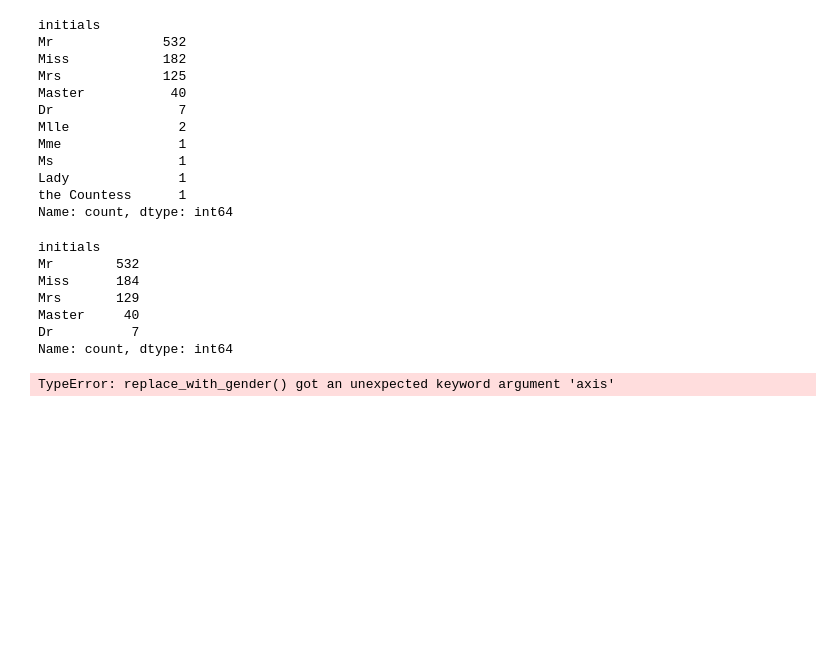
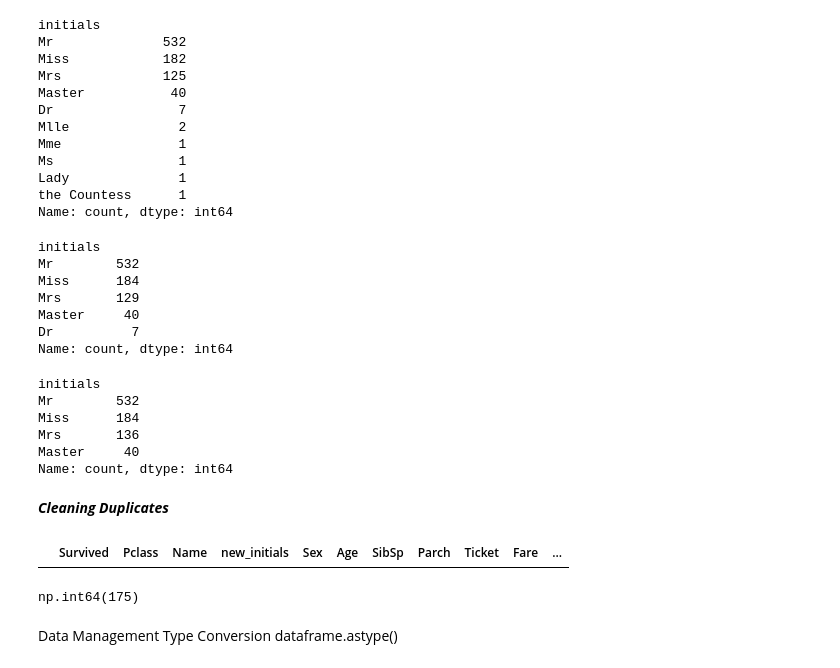
Before and after one commit to abinhyanmikha/Data-Science, a Jupyter notebook: Data preprocessing/day31/DataManupulation copy.ipynb, the cells around one changed output. Saved outputs shown, nothing was run; the diff lists cells and outputs as text; code cells hidden in the pictures; blank space fills up the shorter version.

Commit message:
Data Manupulation

```diff
--- a/Data preprocessing/day31/DataManupulation copy.ipynb
+++ b/Data preprocessing/day31/DataManupulation copy.ipynb
@@ -397,6 +397,20 @@ def replace_with_gender(row):
     value= "Mrs"
     return row.initials.replace("Dr",value,True)
 # %%
-op=titanic_df_initials.apply(replace_with_gender,axis=1)
+titanic_df_initials.initials = titanic_df_initials.apply(replace_with_gender, axis=1)
-# %% [output]
-TypeError: replace_with_gender() got an unexpected keyword argument 'axis'
+# %%
+titanic_df_initials.initials.value_counts()
+# %% [output]
+initials
+Mr        532
+Miss      184
+Mrs       136
+Master     40
+Name: count, dtype: int64
+# %% [markdown]
+***Cleaning Duplicates***
+# %%
+#cleaning duplicates
+titanic_df_fillAge_with_initials[titanic_df_fillAge_with_initials.duplicated()]
+# %% [output]
+|  | Survived | Pclass | Name | new_initials | Sex | Age | SibSp | Parch | Ticket | Fare | ... |
@@ -402,0 +419,8 @@ TypeError: replace_with_gender() got an unexpected keyword argument 'axis'
+# %%
+titanic_df_fillAge_with_initials.duplicated(subset=["Age","Fare"]).sum()
+# %% [output]
+np.int64(175)
+# %% [markdown]
+Data Management
+Type Conversion
+dataframe.astype()
```
Also changed, not shown: parts of 7 cells of this notebook.
